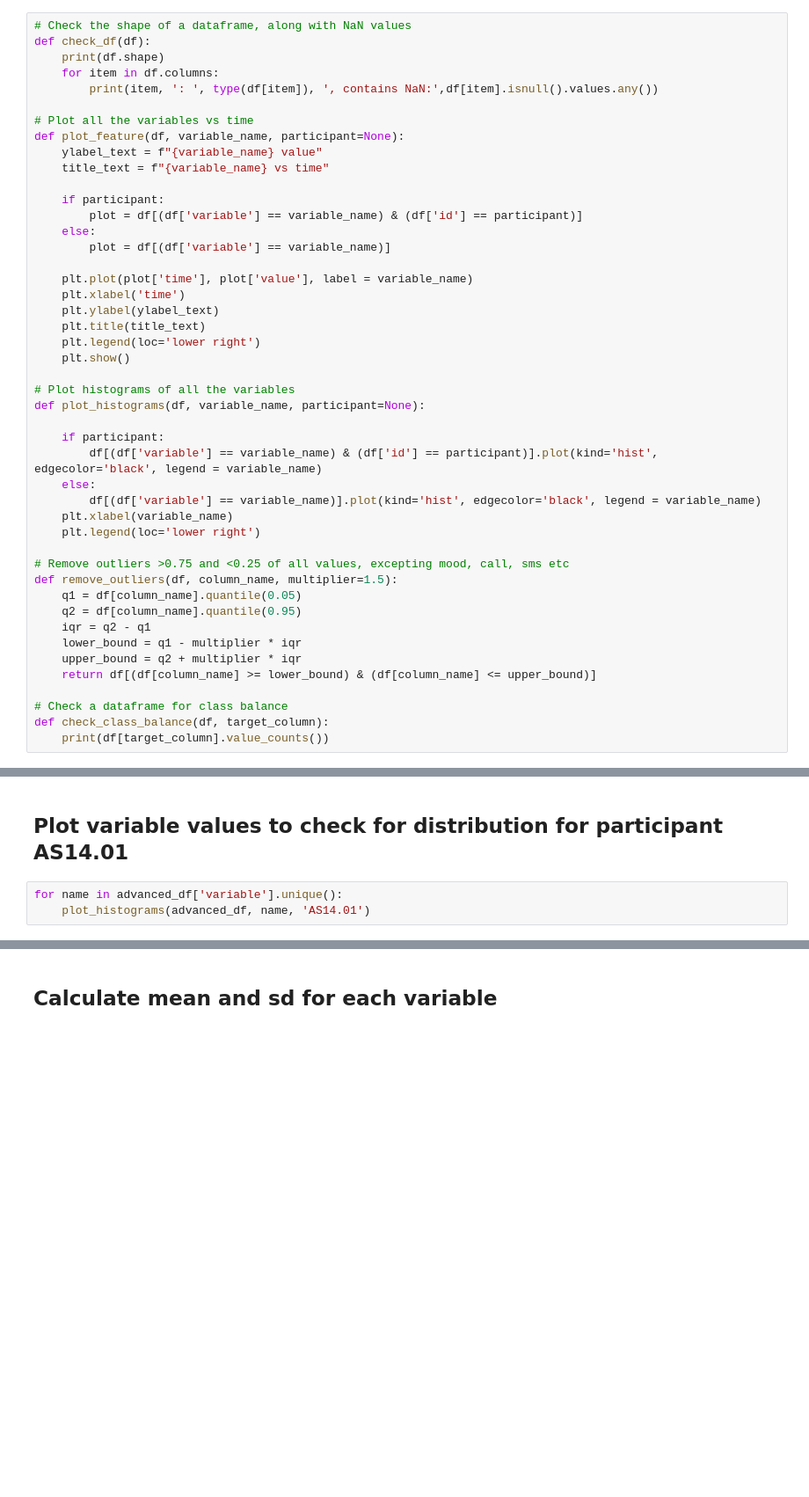
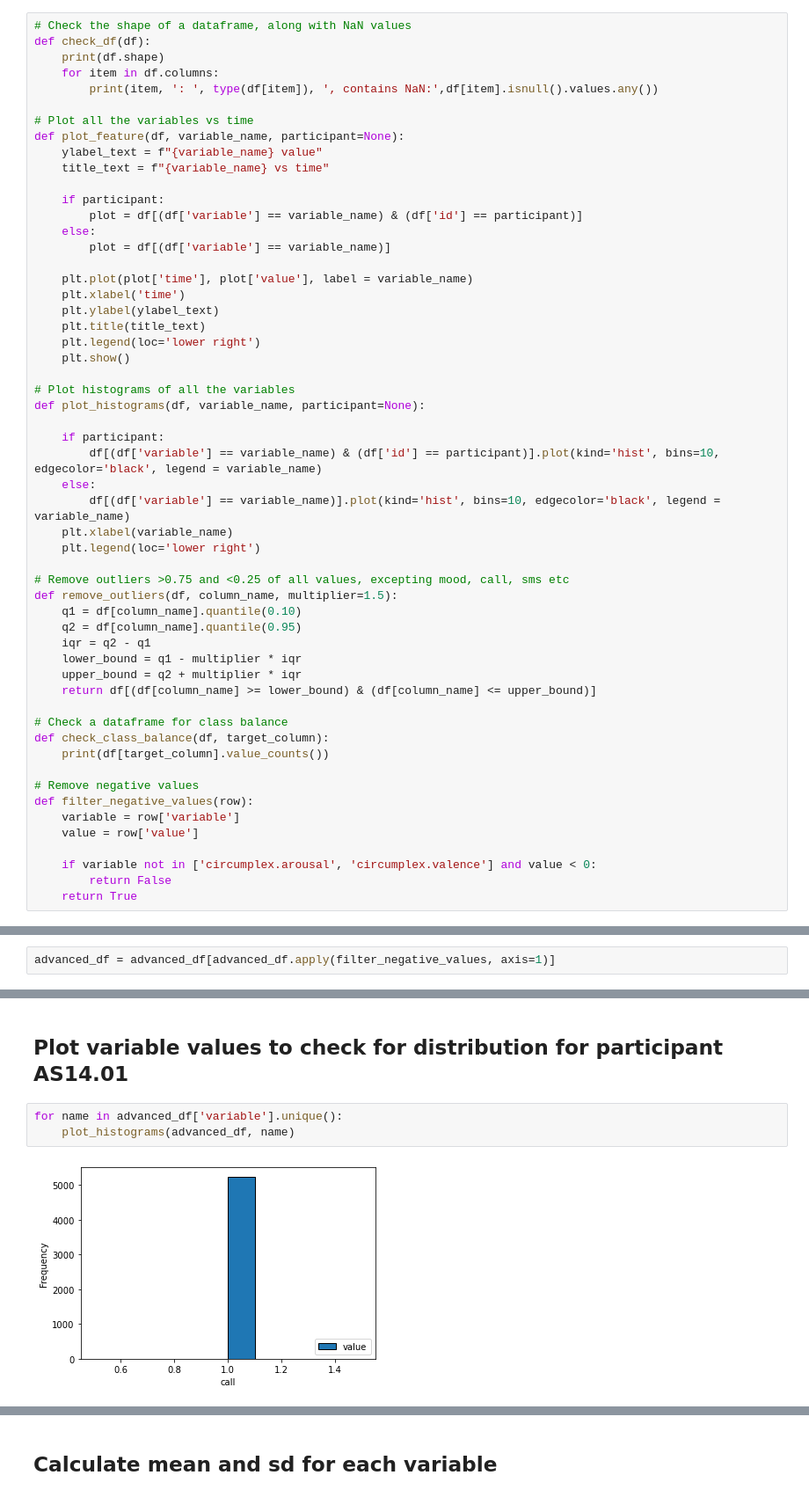
Before and after one commit to nbounatsos/dm_projects, a Jupyter notebook: Assignment 1/ass.ipynb, the cells around one changed output, grey strips where cells are left out. Shown at 88% size. Cells and saved outputs as stored; diff of their text form; blank space fills up the shorter version.

```diff
--- a/Assignment 1/ass.ipynb
+++ b/Assignment 1/ass.ipynb
@@ -46,15 +46,15 @@ def plot_feature(df, variable_name, participant=None):
 def plot_histograms(df, variable_name, participant=None):
 
     if participant:
-        df[(df['variable'] == variable_name) & (df['id'] == participant)].plot(kind='hist', edgecolor='black', legend = variable_name)
+        df[(df['variable'] == variable_name) & (df['id'] == participant)].plot(kind='hist', bins=10, edgecolor='black', legend = variable_name)
     else:
-        df[(df['variable'] == variable_name)].plot(kind='hist', edgecolor='black', legend = variable_name)
+        df[(df['variable'] == variable_name)].plot(kind='hist', bins=10, edgecolor='black', legend = variable_name)
     plt.xlabel(variable_name)
     plt.legend(loc='lower right')
 
 # Remove outliers >0.75 and <0.25 of all values, excepting mood, call, sms etc
 def remove_outliers(df, column_name, multiplier=1.5):
-    q1 = df[column_name].quantile(0.05)
+    q1 = df[column_name].quantile(0.10)
     q2 = df[column_name].quantile(0.95)
     iqr = q2 - q1
     lower_bound = q1 - multiplier * iqr
@@ -64,6 +64,15 @@ def remove_outliers(df, column_name, multiplier=1.5):
 # Check a dataframe for class balance
 def check_class_balance(df, target_column):
     print(df[target_column].value_counts())
+
+# Remove negative values
+def filter_negative_values(row):
+    variable = row['variable']
+    value = row['value']
+
+    if variable not in ['circumplex.arousal', 'circumplex.valence'] and value < 0:
+        return False
+    return True
 # %% [markdown]
 ## Check for dataframe shape and NaN values
 # %%
@@ -105,6 +186,8 @@ id :  <class 'pandas.core.series.Series'> , contains NaN: False
 time :  <class 'pandas.core.series.Series'> , contains NaN: False
 variable :  <class 'pandas.core.series.Series'> , contains NaN: False
 value :  <class 'pandas.core.series.Series'> , contains NaN: False
+# %%
+advanced_df = advanced_df[advanced_df.apply(filter_negative_values, axis=1)]
 # %% [markdown]
 ## Sort dataframe by id and time
 # %%
@@ -118,4 +220,6 @@ for name in advanced_df['variable'].unique():
 ## Plot variable values to check for distribution for participant AS14.01
 # %%
 for name in advanced_df['variable'].unique():
-    plot_histograms(advanced_df, name, 'AS14.01')
+    plot_histograms(advanced_df, name)
+# %% [output]
+[figure, added]
```
Also changed, not shown: parts of 15 cells of this notebook, 1 other file.
